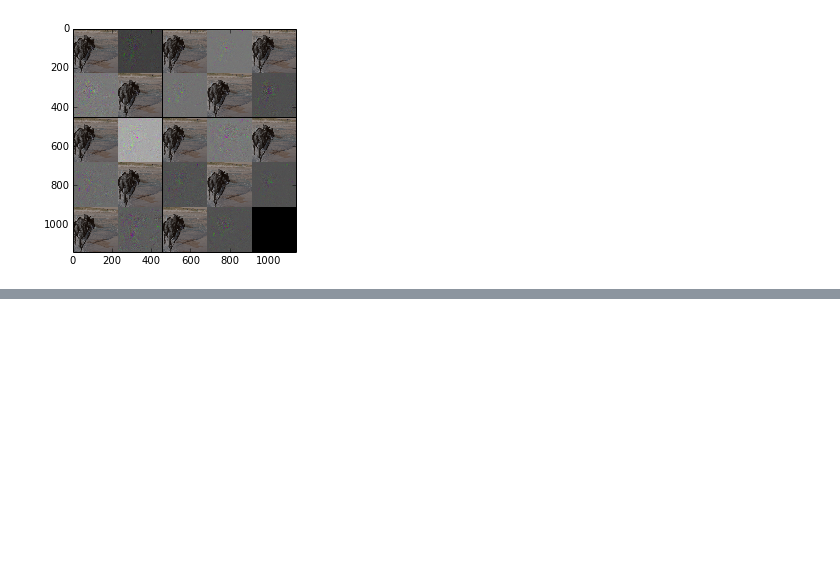
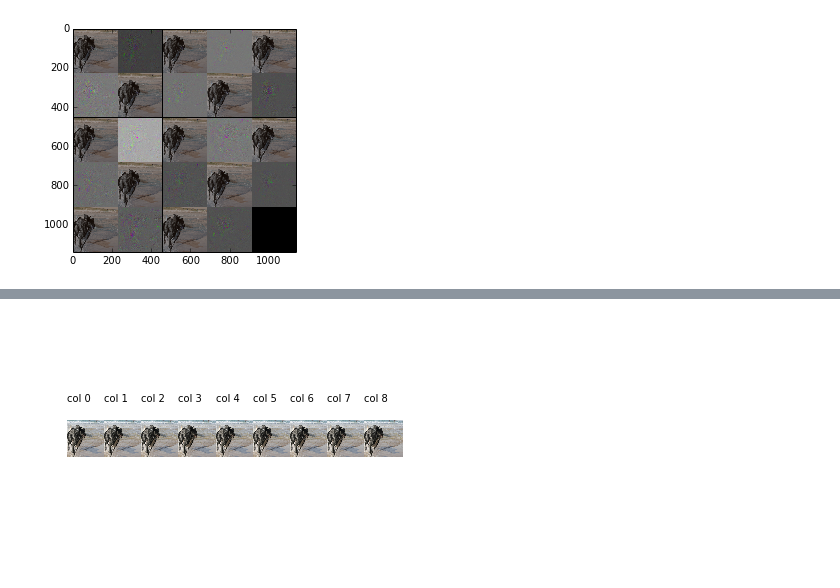
Before and after one commit to olivernina/lisa-caffe-public, a Jupyter notebook: examples/lstm/flickr/word_image_grads.ipynb, the cells around one changed output, grey strips where cells are left out. Cells and saved outputs as stored; diff of their text form; code cells hidden in the pictures; blank space fills up the shorter version.

```diff
--- a/examples/lstm/flickr/word_image_grads.ipynb
+++ b/examples/lstm/flickr/word_image_grads.ipynb
@@ -283,0 +302,14 @@ vis_square(np.concatenate(tuple(all_sxs)))
+# %%
+num_rows = 9
+f, ax = plt.subplots(3, num_rows)
+#plt.tight_layout()
+plt.subplots_adjust(wspace=0.0001, hspace=0.0001)
+for axis in ax.reshape(-1):
+    axis.axison = False
+disp_image = centered(image_net.deprocess('data', preprocessed_image))
+for row in range(num_rows):
+    ax[0, row].text(0, 0, 'col %d' % row)
+    ax[1, row].imshow(disp_image)
+    #ax[row, 2].imshow(centered(image_net.deprocess('data', preprocessed_image)))
+# %% [output]
+[figure, added]
```
Also changed, not shown: parts of 10 cells of this notebook.
